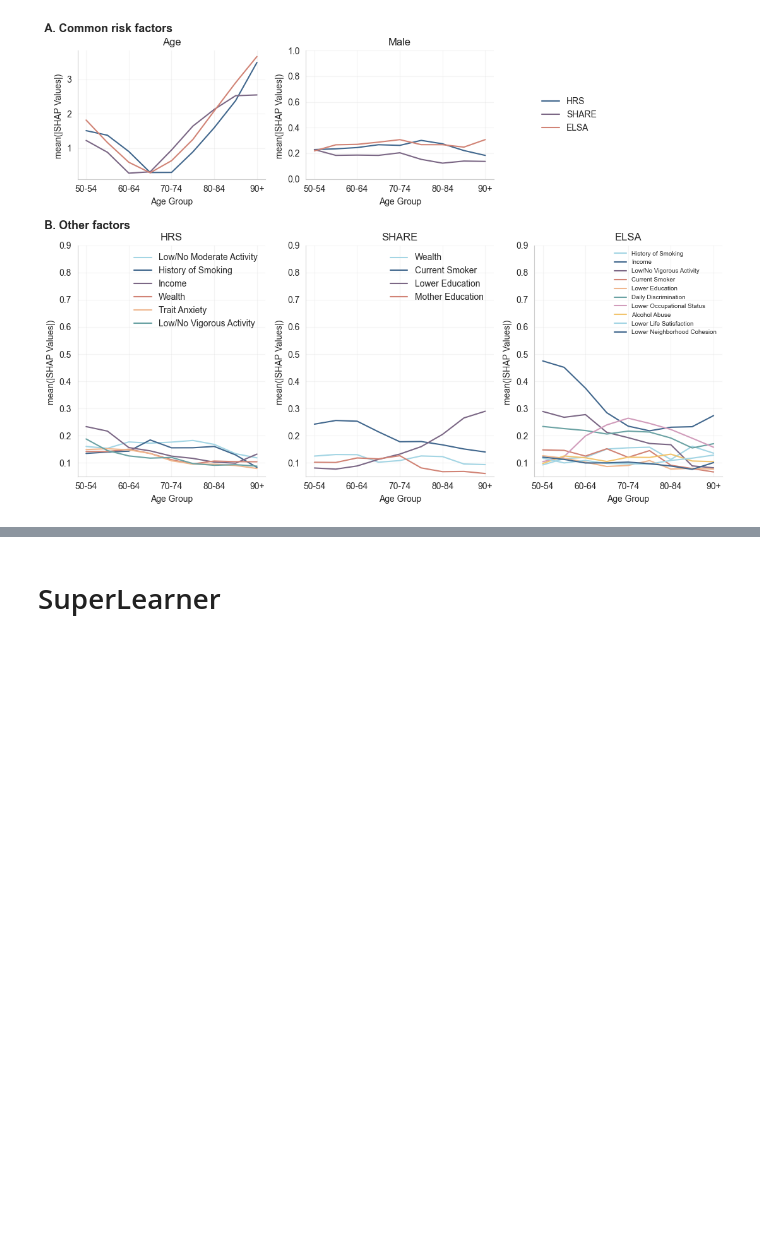
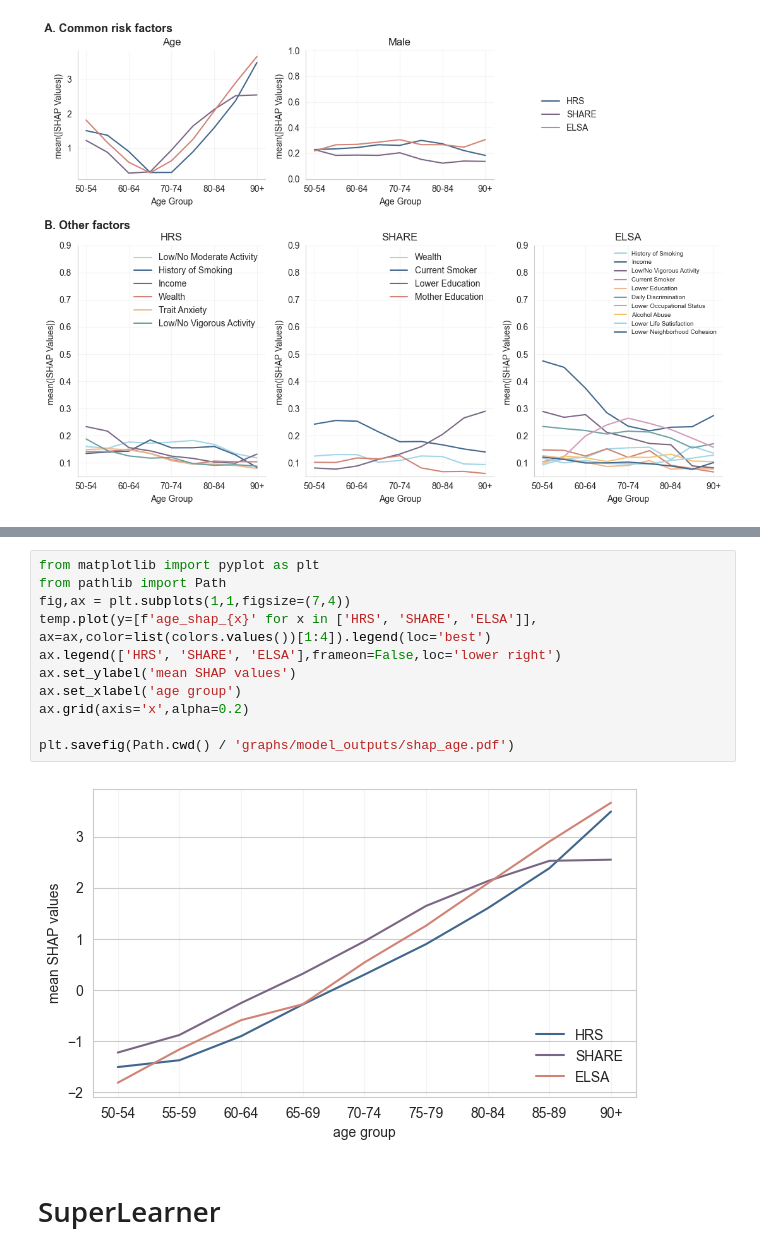
Before and after one commit to vallerrr/Mortality_prediction_cross_countries, a Jupyter notebook: main_new.ipynb, the cells around one changed output, grey strips where cells are left out. Cells and saved outputs as stored; diff of their text form; blank space fills up the shorter version.

```diff
--- a/main_new.ipynb
+++ b/main_new.ipynb
@@ -759,3 +784,16 @@ plt.savefig(Path.cwd() / 'graphs/model_outputs/shap_by_age_group_all.pdf')
+# %%
+from matplotlib import pyplot as plt
+from pathlib import Path
+fig,ax = plt.subplots(1,1,figsize=(7,4))
+temp.plot(y=[f'age_shap_{x}' for x in ['HRS', 'SHARE', 'ELSA']], ax=ax,color=list(colors.values())[1:4]).legend(loc='best')
+ax.legend(['HRS', 'SHARE', 'ELSA'],frameon=False,loc='lower right')
+ax.set_ylabel('mean SHAP values')
+ax.set_xlabel('age group')
+ax.grid(axis='x',alpha=0.2)
+
+plt.savefig(Path.cwd() / 'graphs/model_outputs/shap_age.pdf')
+# %% [output]
+[figure, added]
 # %% [markdown]
 # SuperLearner
 # %%
```
Also changed, not shown: parts of 10 cells of this notebook, 2 other files.
